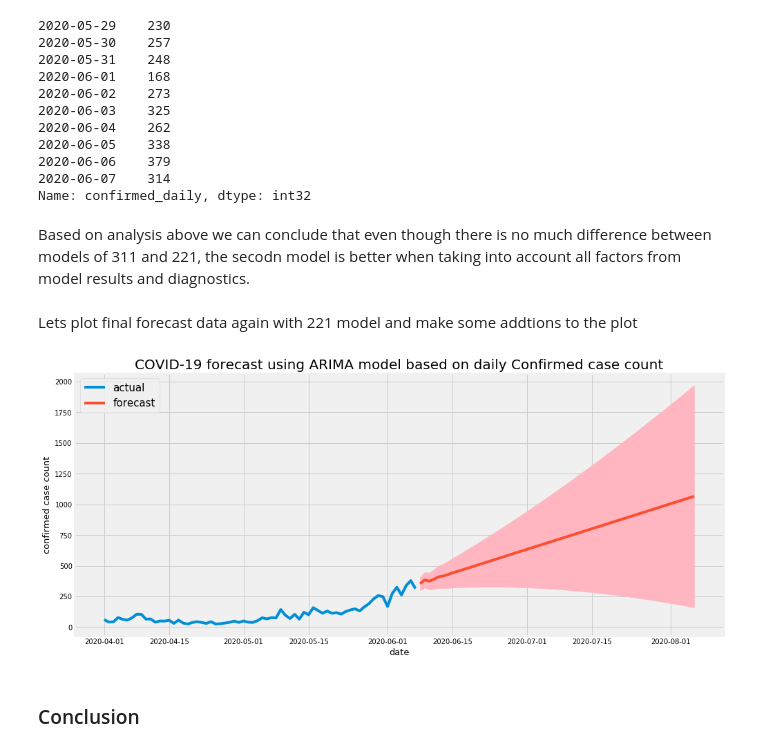
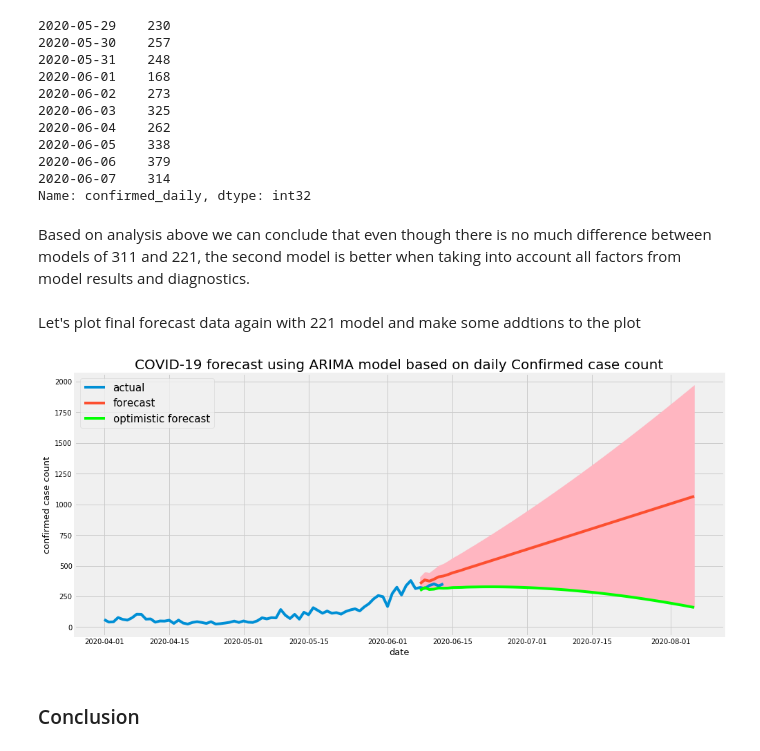
Before and after one commit to anarhasanov/COVID-19-analysis, a Jupyter notebook: COVID-19 analysis_Azerbaijan case_8June.ipynb, the cells around one changed output. Saved outputs shown, nothing was run; the diff lists cells and outputs as text; code cells hidden in the pictures.

```diff
--- a/COVID-19 analysis_Azerbaijan case_8June.ipynb
+++ b/COVID-19 analysis_Azerbaijan case_8June.ipynb
@@ -153,0 +162,2 @@ Name: confirmed_daily, dtype: int32
+# %%
+confirmed_daily = AZE_full.loc[:'2020-06-07', 'confirmed_daily']
@@ -777,34 +621,42 @@ confirmed_daily.tail(10)
 2020-06-07    314
 Name: confirmed_daily, dtype: int32
 # %% [markdown]
-Based on analysis above we can conclude that even though there is no much difference between models of 311 and 221, the secodn model is better when taking into account all factors from model results and diagnostics.
+Based on analysis above we can conclude that even though there is no much difference between models of 311 and 221, the second model is better when taking into account all factors from model results and diagnostics.
 # %% [markdown]
-Lets plot final forecast data again with 221 model and make some addtions to the plot
+Let's plot final forecast data again with 221 model and make some addtions to the plot
 # %%
 # Forecast for the next 60 days
 forecast_221_future = result_221.get_forecast(steps=60)
+
 # forecast mean
 future_forecast_mean = forecast_221_future.predicted_mean
+
 # confidence intervals of forecast
 confidence_intervals_future = forecast_221_future.conf_int()
 lower_limits_future = confidence_intervals_future.loc[:,'lower confirmed_daily']
 upper_limits_future = confidence_intervals_future.loc[:,'upper confirmed_daily']
 
+# plot figure and title
 plt.figure(figsize=(15,7))
 plt.title('COVID-19 forecast using ARIMA model based on daily Confirmed case count', size=20)
 
-plt.plot(confirmed_daily, label='actual')
-# plot forecast
+# plot actual
+plt.plot(AZE_full.confirmed_daily, label='actual')
+
+# plot forecast and optimistic forecast
 plt.plot(future_forecast_mean, label='forecast')
+plt.plot(lower_limits_future, color='lime', label='optimistic forecast')
+
 # plot confidence intervals
 plt.fill_between(lower_limits_future.index, lower_limits_future, upper_limits_future, color='lightpink')
+
 plt.legend(fontsize=15, loc='upper left')
 plt.grid(alpha = 2)
 plt.xlabel('date', size=13)
 plt.ylabel('confirmed case count', size=13)
 plt.savefig('Azerbaijan COVID-19 forecasting using ARIMA model')
 # %% [output]
-[figure, old version]
+[figure, new version]
 # %% [markdown]
 ### Conclusion
 # %% [markdown]
```
Also changed, not shown: parts of 41 cells of this notebook.
